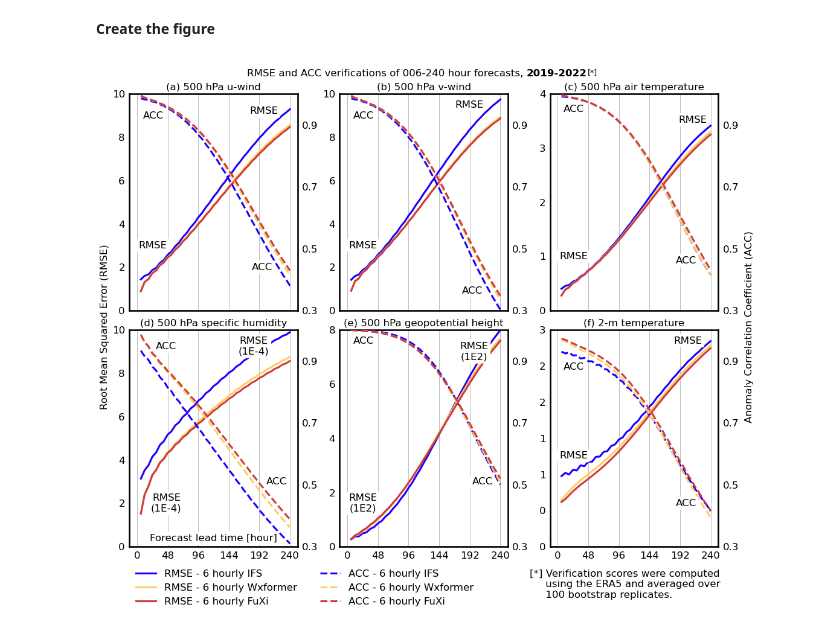
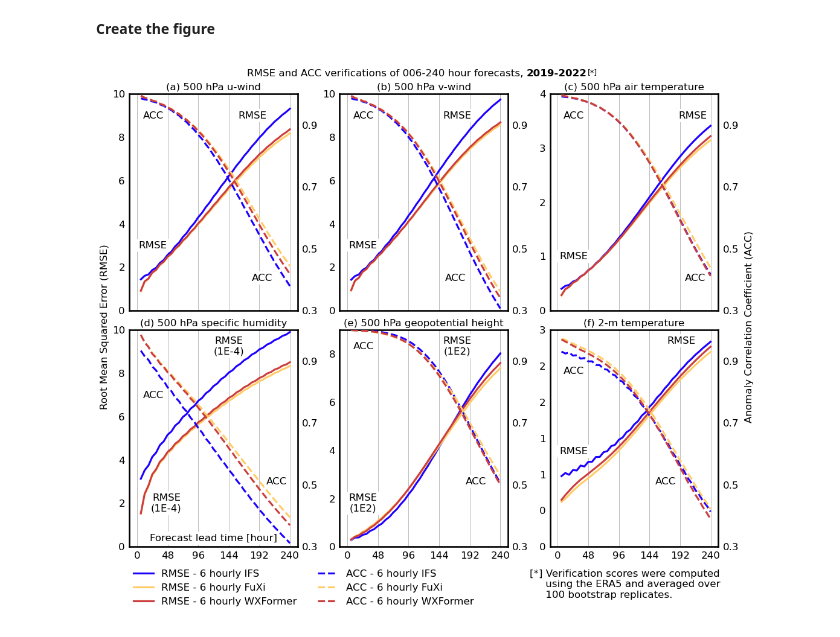
Before and after one commit to NCAR/CREDIT-arXiv, a Jupyter notebook: visualization/Figure_RMSE_ACC.ipynb, the cells around one changed output. Cells and saved outputs as stored; diff of their text form; code cells hidden in the pictures.

```diff
--- a/visualization/Figure_RMSE_ACC.ipynb
+++ b/visualization/Figure_RMSE_ACC.ipynb
@@ -46,3 +46,5 @@ else:
 ### Load RMSE and ACC data
 # %%
 PLOT_data = np.load(conf['data']['save_loc'] + 'scores_CREDIT_arXiv_2024_fuxi_wxformer.npy', allow_pickle=True)[()]
+# %%
+PLOT_data_1h = np.load(conf['data']['save_loc'] + 'scores_CREDIT_arXiv_2024_wxformer_1h.npy', allow_pickle=True)[()]
@@ -60,19 +337,25 @@ colors_main = [my_colors['blue'], my_colors['orange'], my_colors['red']]
 
 # line specs
 line_keys = {}
-line_keys['IFS_rmse'] = {'linewidth': 3, 'linestyle': '-', 'color': colors_main[0], 'alpha': 1, 'zorder': 2, 'label': ''}
-line_keys['wxformer_rmse'] = {'linewidth': 3, 'linestyle': '-', 'color': colors_main[1], 'alpha': 1, 'zorder': 3, 'label': ''}
-line_keys['fuxi_rmse'] = {'linewidth': 3, 'linestyle': '-', 'color': colors_main[2], 'alpha': 1, 'zorder': 3, 'label': ''}
+line_keys['IFS_rmse'] = {'linewidth': 3, 'linestyle': '-', 'color': colors_main[0],
+                         'alpha': 1, 'zorder': 2, 'label': ''}
+line_keys['wxformer_rmse'] = {'linewidth': 3, 'linestyle': '-', 'color': colors_main[2],
+                              'alpha': 1, 'zorder': 3, 'label': ''}
+line_keys['fuxi_rmse'] = {'linewidth': 3, 'linestyle': '-', 'color': colors_main[1],
+                          'alpha': 1, 'zorder': 3, 'label': ''}
 
-line_keys['IFS_acc'] = {'linewidth': 3, 'linestyle': '--', 'color': colors_main[0], 'alpha': 1, 'zorder': 2, 'label': ''}
-line_keys['wxformer_acc'] = {'linewidth': 3, 'linestyle': '--', 'color': colors_main[1], 'alpha': 1, 'zorder': 3, 'label': ''}
-line_keys['fuxi_acc'] = {'linewidth': 3, 'linestyle': '--', 'color': colors_main[2], 'alpha': 1, 'zorder': 3, 'label': ''}
+line_keys['IFS_acc'] = {'linewidth': 3, 'linestyle': '--', 'color': colors_main[0],
+                        'alpha': 1, 'zorder': 2, 'label': ''}
+line_keys['wxformer_acc'] = {'linewidth': 3, 'linestyle': '--', 'color': colors_main[2],
+                             'alpha': 1, 'zorder': 3, 'label': ''}
+line_keys['fuxi_acc'] = {'linewidth': 3, 'linestyle': '--', 'color': colors_main[1],
+                         'alpha': 1, 'zorder': 3, 'label': ''}
 
 # labeling specs
 LEADs = np.arange(6, 240+6, 6)
 LEAD_ticks = np.arange(0, 240+6, 6)[::8]
 
-model_names = ['IFS', 'wxformer', 'fuxi']
+model_names = ['IFS', 'fuxi', 'wxformer']
 varnames_plot = ['U500', 'V500', 'T500', 'Q500', 'Z500', 't2m']
 var_scales = [1.0, 1.0, 1.0, 1e4, 1e-2, 1]
 var_scale_strs = ['1', '1', '1', '1E-4', '1E2', '1']
@@ -84,8 +367,8 @@ titles = ['(a) 500 hPa u-wind',
           '(e) 500 hPa geopotential height',
           '(f) 2-m temperature']
 
-legned_labels_rmse = ['RMSE - 6 hourly IFS', 'RMSE - 6 hourly Wxformer', 'RMSE - 6 hourly FuXi']
-legned_labels_acc = ['ACC - 6 hourly IFS', 'ACC - 6 hourly Wxformer', 'ACC - 6 hourly FuXi']
+legned_labels_rmse = ['RMSE - 6 hourly IFS', 'RMSE - 6 hourly FuXi', 'RMSE - 6 hourly WXFormer', ]
+legned_labels_acc = ['ACC - 6 hourly IFS', 'ACC - 6 hourly FuXi', 'ACC - 6 hourly WXFormer', ]
 # %% [markdown]
 **Create the figure**
 # %%
@@ -94,17 +377,17 @@ h_ratios = [1, 0.09, 1]
 w_ratios = [1, 0.25, 1, 0.25, 1]
 
 pos_RMSE1 = [[[0.14, 0.3], [0.14, 0.3], [0.14, 0.25]],
-             [[0.22, 0.2], [0.14, 0.2], [0.14, 0.42]]]
+             [[0.22, 0.2], [0.14, 0.2], [0.14, 0.44]]]
 
-pos_RMSE2 = [[[0.8, 0.92], [0.77, 0.95], [0.85, 0.88]],
-             [[0.74, 0.925], [0.8, 0.9], [0.82, 0.95]]]
+pos_RMSE2 = [[[0.73, 0.9], [0.70, 0.9], [0.85, 0.9]],
+             [[0.59, 0.925], [0.7, 0.925], [0.78, 0.95]]]
 
 
-pos_ACC1 = [[[0.85, 0.2], [0.85, 0.09], [0.87, 0.23]],
-            [[0.9375, 0.3], [0.91, 0.3], [0.87, 0.2]]]
+pos_ACC1 = [[[0.85, 0.15], [0.75, 0.15], [0.925, 0.15]],
+            [[0.9375, 0.3], [0.87, 0.3], [0.75, 0.3]]]
 
-pos_ACC2 = [[[0.205, 0.9], [0.205, 0.9], [0.205, 0.93]],
-            [[0.28, 0.925], [0.205, 0.95], [0.205, 0.83]]]
+pos_ACC2 = [[[0.205, 0.9], [0.205, 0.9], [0.205, 0.9]],
+            [[0.205, 0.7], [0.205, 0.925], [0.205, 0.81]]]
 
 fig = plt.figure(figsize=(13, 10), dpi=dpi_)
 gs = gridspec.GridSpec(len(h_ratios), len(w_ratios),
@@ -238,13 +521,13 @@ AX[1][0].text(0.5, 0.06, 'Forecast lead time [hour]', ha='center', va='top',
 
 handle_legneds1 = []
 handle_legneds1.append(mlines.Line2D([], [], **line_keys['IFS_rmse']))
+handle_legneds1.append(mlines.Line2D([], [], **line_keys['fuxi_rmse']))
 handle_legneds1.append(mlines.Line2D([], [], **line_keys['wxformer_rmse']))
-handle_legneds1.append(mlines.Line2D([], [], **line_keys['fuxi_rmse']))
 
 handle_legneds2 = []
 handle_legneds2.append(mlines.Line2D([], [], **line_keys['IFS_acc']))
+handle_legneds2.append(mlines.Line2D([], [], **line_keys['fuxi_acc']))
 handle_legneds2.append(mlines.Line2D([], [], **line_keys['wxformer_acc']))
-handle_legneds2.append(mlines.Line2D([], [], **line_keys['fuxi_acc']))
 
 ax_lg1 = fig.add_axes([0.0, -0.15, 0.3, 0.12])
 LG1 = ax_lg1.legend(handle_legneds1, legned_labels_rmse,
@@ -254,31 +537,31 @@ ax_lg2 = fig.add_axes([0.3, -0.15, 0.3, 0.12])
 LG2 = ax_lg2.legend(handle_legneds2, legned_labels_acc,
                     bbox_to_anchor=(1, 1), ncol=1, prop={'size':16})
 
 
 ax_title1 = fig.add_axes([0.0, 1.015, 1.0, 0.05])
 title_len = 0.6
 fontsize_list = [16,]*10
 fontweight_list = ['normal', 'bold', 'normal', 'bold', 'normal', 'bold', 'normal']
 handles += gu.string_partial_format(fig, ax_title1, 0.5*(1-title_len), 0.8, 'left', 'top',
                                     ['RMSE and ACC verifications of 006-240 hour forecasts, ',
                                      '2019-2022',],
                                     ['k', 'k'],
                                     fontsize_list, fontweight_list)
 
 ax_title1.text(0.795, 0.82, '[*]', ha='right', va='top', fontsize=12, transform=ax_title1.transAxes);
 
 ax_words = fig.add_axes([0.68, -0.15, 0.32, 0.1])
 ax_words.text(0, 1,
      '[*] Verification scores were computed\n'
      '     using the ERA5 and averaged over\n'
      '     100 bootstrap replicates.',
     ha='left', va='top', fontsize=16, transform=ax_words.transAxes);
 
 LG1 = gu.lg_box(LG1)
 LG2 = gu.lg_box(LG2)
 ax_lg1.set_axis_off()
 ax_lg2.set_axis_off()
 ax_title1.set_axis_off()
 ax_words.set_axis_off()
 # %% [output]
-[figure, old version]
+[figure, new version]
```
Also changed, not shown: parts of 5 cells of this notebook, 3 other files.
